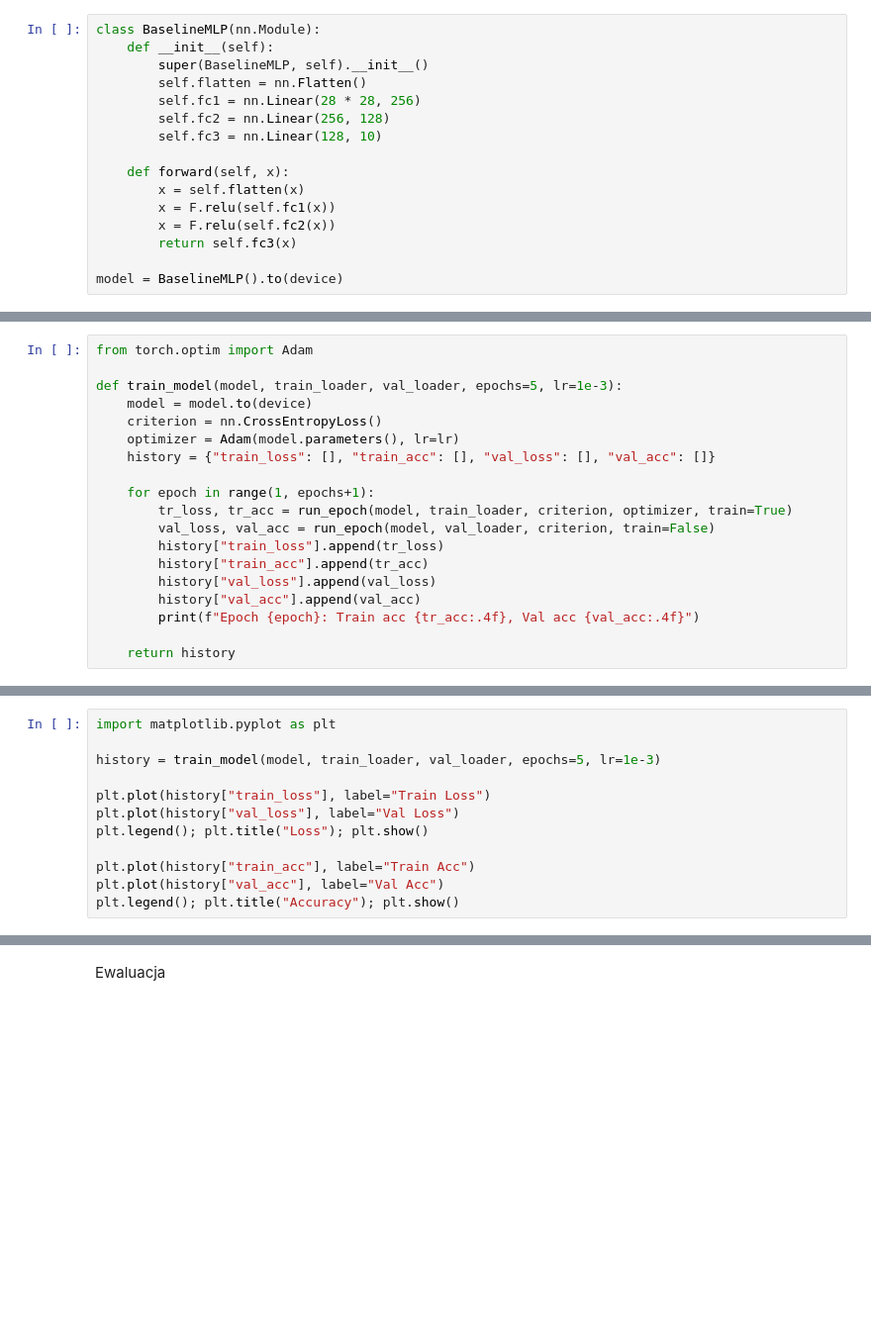
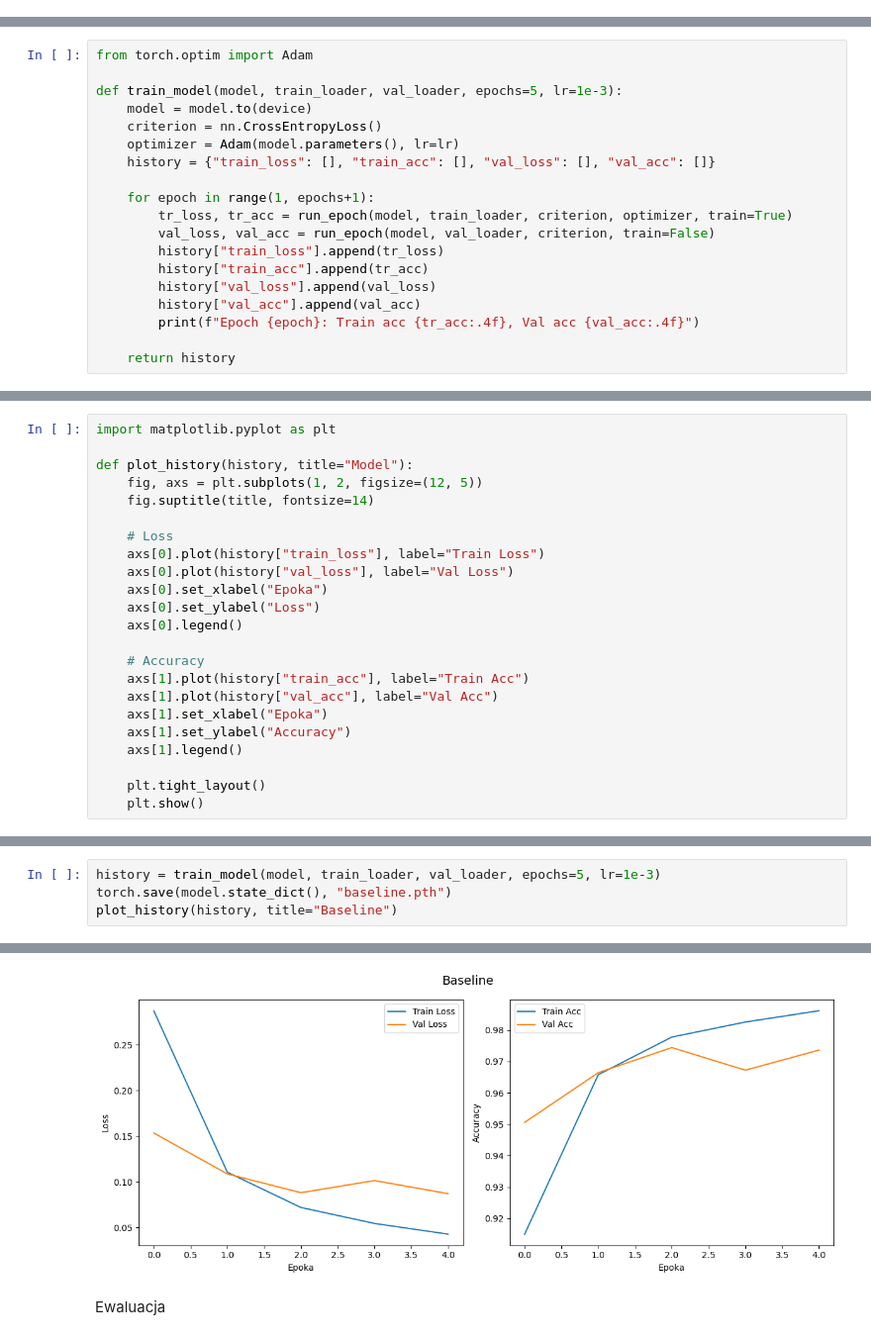
Before and after one commit to Solvro/ml-wakacyjne-wyzwanie-2025, a Jupyter notebook: 3_nn&cv/NN&CV_zadanie.ipynb, the cells around one changed output, grey strips where cells are left out. Shown at 99% size. Drawn from its saved outputs; the diff is of its cells as text; blank space fills up the shorter version.

```diff
--- a/3_nn&cv/NN&CV_zadanie.ipynb
+++ b/3_nn&cv/NN&CV_zadanie.ipynb
@@ -104,16 +110,0 @@ model = BaselineCNN().to(device)
-# %%
-class BaselineMLP(nn.Module):
-    def __init__(self):
-        super(BaselineMLP, self).__init__()
-        self.flatten = nn.Flatten()
-        self.fc1 = nn.Linear(28 * 28, 256)
-        self.fc2 = nn.Linear(256, 128)
-        self.fc3 = nn.Linear(128, 10)
-
-    def forward(self, x):
-        x = self.flatten(x)
-        x = F.relu(self.fc1(x))
-        x = F.relu(self.fc2(x))
-        return self.fc3(x)
-
-model = BaselineMLP().to(device)
@@ -189,12 +155,23 @@ def train_model(model, train_loader, val_loader, epochs=5, lr=1e-3):
 # %%
 import matplotlib.pyplot as plt
 
-history = train_model(model, train_loader, val_loader, epochs=5, lr=1e-3)
+def plot_history(history, title="Model"):
+    fig, axs = plt.subplots(1, 2, figsize=(12, 5))
+    fig.suptitle(title, fontsize=14)
 
-plt.plot(history["train_loss"], label="Train Loss")
-plt.plot(history["val_loss"], label="Val Loss")
-plt.legend(); plt.title("Loss"); plt.show()
+    # Loss
+    axs[0].plot(history["train_loss"], label="Train Loss")
+    axs[0].plot(history["val_loss"], label="Val Loss")
+    axs[0].set_xlabel("Epoka")
+    axs[0].set_ylabel("Loss")
+    axs[0].legend()
 
-plt.plot(history["train_acc"], label="Train Acc")
-plt.plot(history["val_acc"], label="Val Acc")
-plt.legend(); plt.title("Accuracy"); plt.show()
+    # Accuracy
+    axs[1].plot(history["train_acc"], label="Train Acc")
+    axs[1].plot(history["val_acc"], label="Val Acc")
+    axs[1].set_xlabel("Epoka")
+    axs[1].set_ylabel("Accuracy")
+    axs[1].legend()
+
+    plt.tight_layout()
+    plt.show()
@@ -208,0 +178,5 @@ Epoch 5: Train acc 0.9932, Val acc 0.9876
+# %%
+history = train_model(model, train_loader, val_loader, epochs=5, lr=1e-3)
+torch.save(model.state_dict(), "baseline.pth")
+plot_history(history, title="Baseline")
+# %% [output]
@@ -209,3 +188,4 @@ Epoch 5: Train acc 0.9932, Val acc 0.9876
+[figure, added]
 # %% [markdown]
 Ewaluacja
 # %%
```
Also changed, not shown: parts of 32 cells of this notebook, 6 other files.
